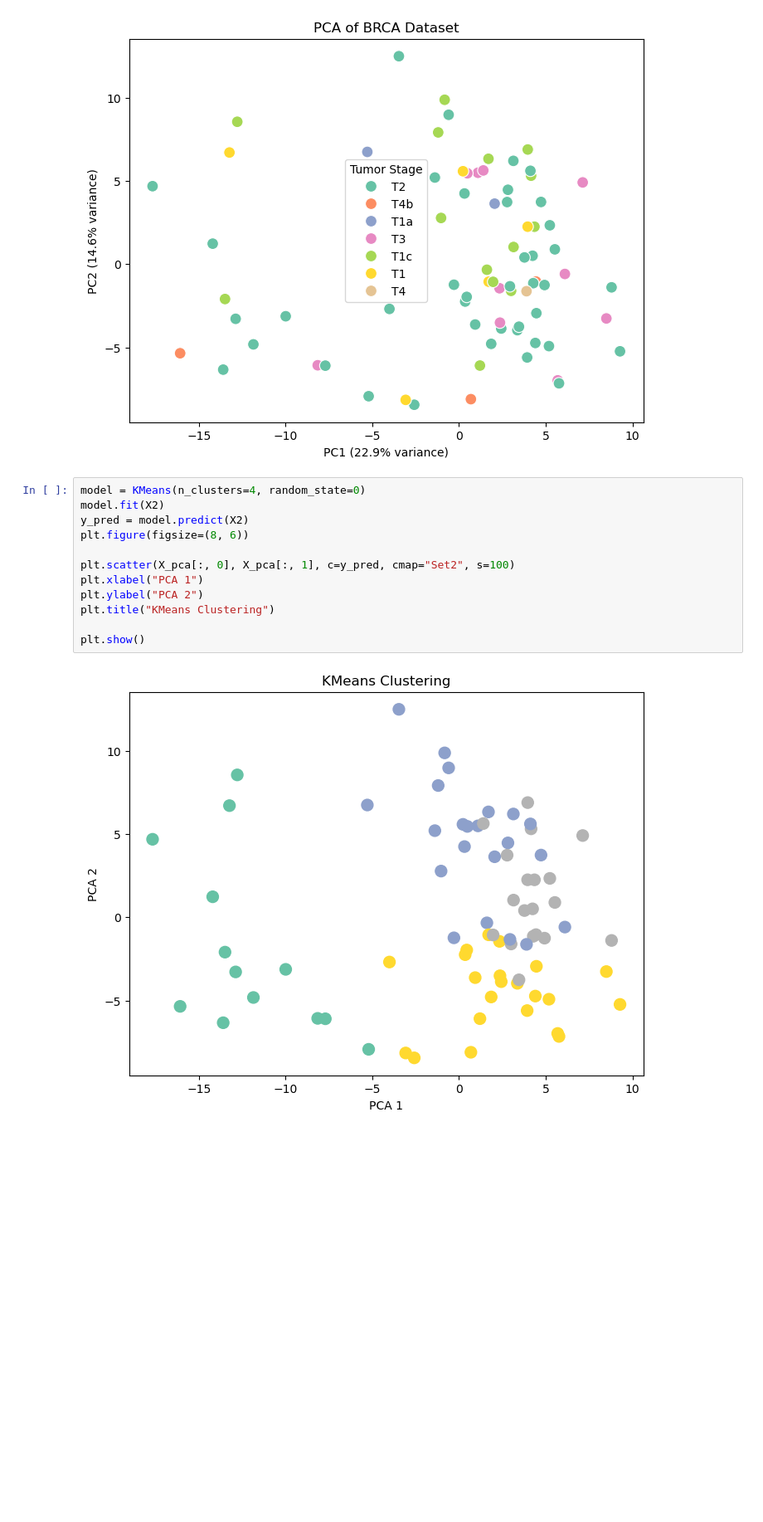
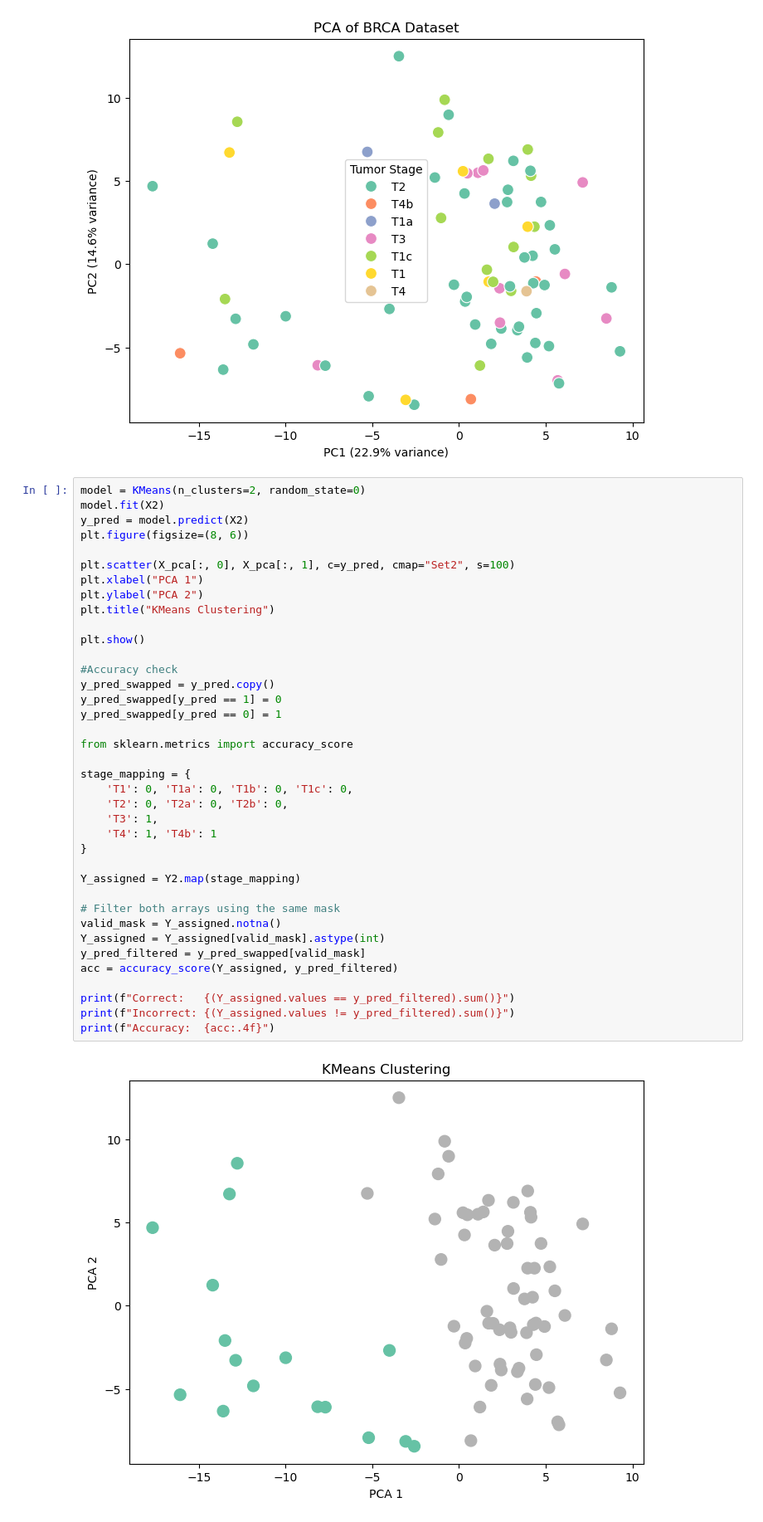
Before and after one commit to isabellaorlando1/Grosso-Orlando-Module-4-Cancer, a Jupyter notebook: code/Module 4 Notebook Final.ipynb, the cells around one changed output. Shown at 83% size. Saved outputs shown, nothing was run; the diff lists cells and outputs as text; blank space fills up the shorter version.

Commit message:
Update K-Means Clustering
Separate into 2 groups - early and late stage like the classification model was done.

```diff
--- a/code/Module 4 Notebook Final.ipynb
+++ b/code/Module 4 Notebook Final.ipynb
@@ -280,16 +280,42 @@ plt.show()
 [figure]
 [figure]
 # %%
-model = KMeans(n_clusters=4, random_state=0)
+model = KMeans(n_clusters=2, random_state=0)
 model.fit(X2)
 y_pred = model.predict(X2)
 plt.figure(figsize=(8, 6))
 
 plt.scatter(X_pca[:, 0], X_pca[:, 1], c=y_pred, cmap="Set2", s=100)
 plt.xlabel("PCA 1")
 plt.ylabel("PCA 2")
 plt.title("KMeans Clustering")
 
 plt.show()
+
+#Accuracy check
+y_pred_swapped = y_pred.copy()
+y_pred_swapped[y_pred == 1] = 0
+y_pred_swapped[y_pred == 0] = 1
+
+from sklearn.metrics import accuracy_score
+
+stage_mapping = {
+    'T1': 0, 'T1a': 0, 'T1b': 0, 'T1c': 0,
+    'T2': 0, 'T2a': 0, 'T2b': 0,
+    'T3': 1,
+    'T4': 1, 'T4b': 1
+}
+
+Y_assigned = Y2.map(stage_mapping)
+
+# Filter both arrays using the same mask
+valid_mask = Y_assigned.notna()
+Y_assigned = Y_assigned[valid_mask].astype(int)
+y_pred_filtered = y_pred_swapped[valid_mask]
+acc = accuracy_score(Y_assigned, y_pred_filtered)
+
+print(f"Correct:   {(Y_assigned.values == y_pred_filtered).sum()}")
+print(f"Incorrect: {(Y_assigned.values != y_pred_filtered).sum()}")
+print(f"Accuracy:  {acc:.4f}")
 # %% [output]
-[figure, old version]
+[figure, new version]
```
Also changed, not shown: parts of 1 cell of this notebook.
